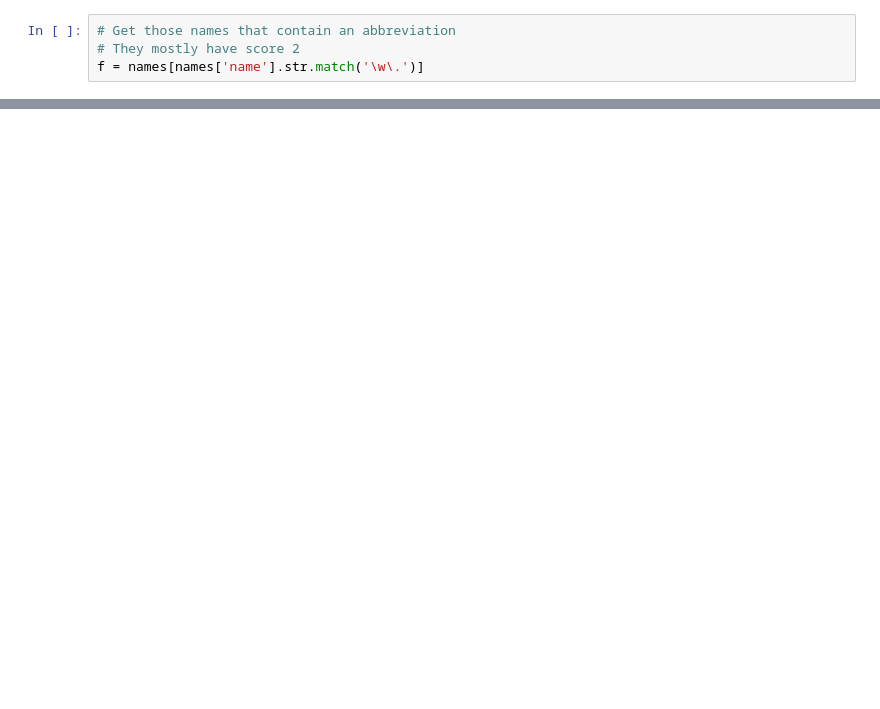
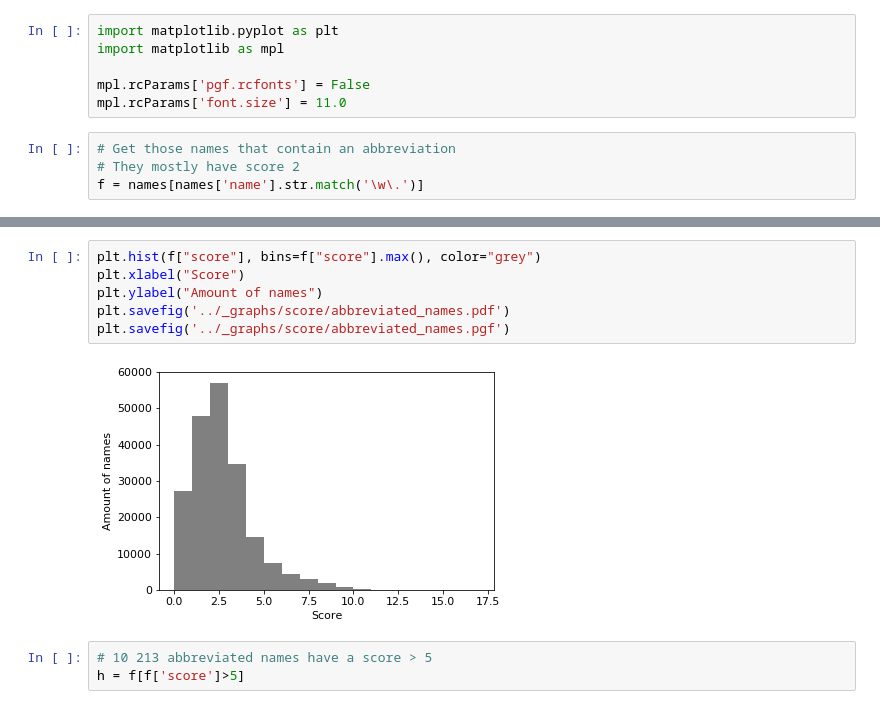
Before and after one commit to LiFaytheGoblin/Gender-Equality-in-CS-Publications, a Jupyter notebook: 01_DataGatheringAndCleaning/04_MinimumReliableScore.ipynb, the cells around one changed output, grey strips where cells are left out. Saved outputs shown, nothing was run; the diff lists cells and outputs as text; blank space fills up the shorter version.

Commit message:
improved reasoning for minimum reliable score

```diff
--- a/01_DataGatheringAndCleaning/04_MinimumReliableScore.ipynb
+++ b/01_DataGatheringAndCleaning/04_MinimumReliableScore.ipynb
@@ -31,3 +76,9 @@ e = names[names['score'] == 5]
+# %%
+import matplotlib.pyplot as plt
+import matplotlib as mpl
+
+mpl.rcParams['pgf.rcfonts'] = False
+mpl.rcParams['font.size'] = 11.0
 # %%
 # Get those names that contain an abbreviation
 # They mostly have score 2
@@ -36,0 +98,11 @@ f['score'].hist(bins=f['score'].max())
+# %%
+plt.hist(f["score"], bins=f["score"].max(), color="grey")
+plt.xlabel("Score")
+plt.ylabel("Amount of names")
+plt.savefig('../_graphs/score/abbreviated_names.pdf')
+plt.savefig('../_graphs/score/abbreviated_names.pgf')
+# %% [output]
+[figure, added]
+# %%
+# 10 213 abbreviated names have a score > 5
+h = f[f['score']>5]
```
Also changed, not shown: parts of 19 cells of this notebook.
